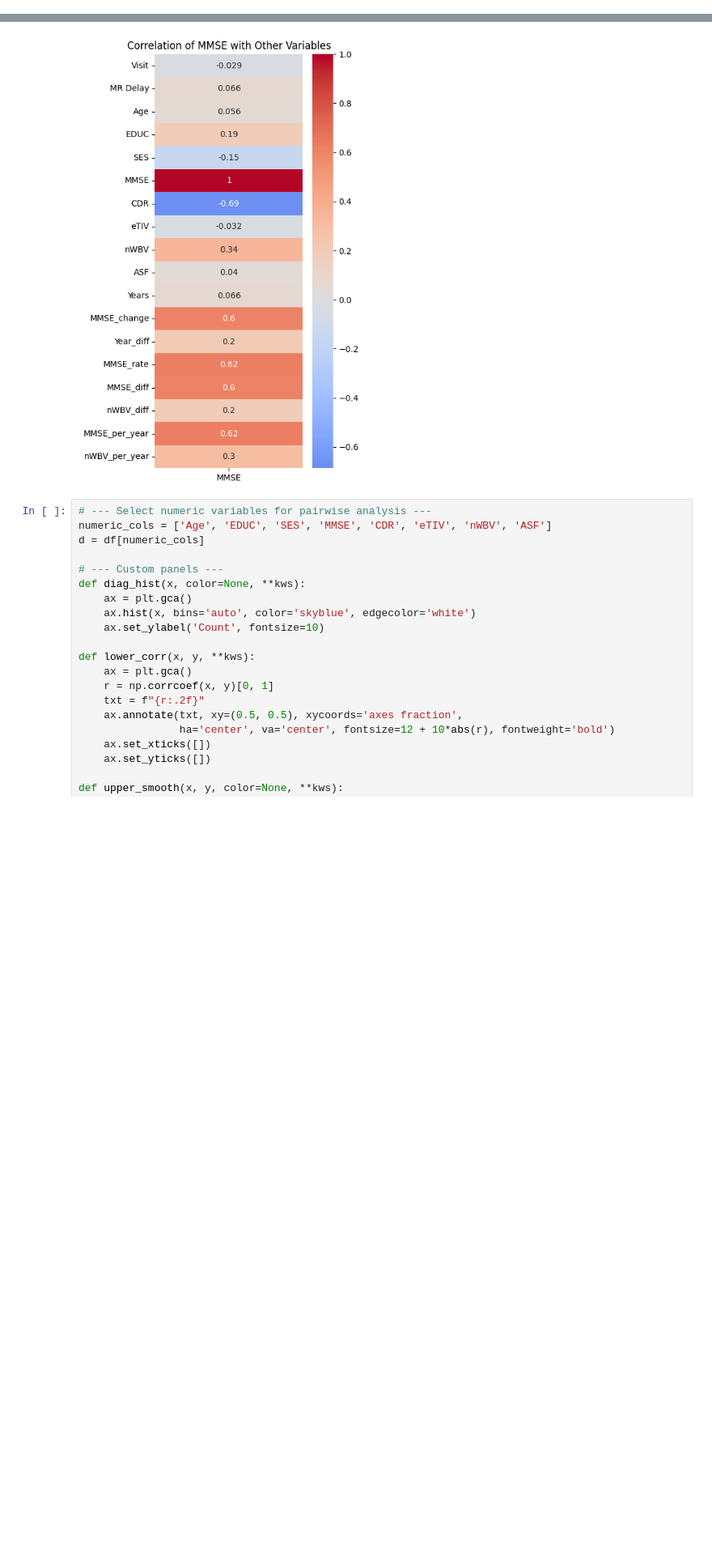
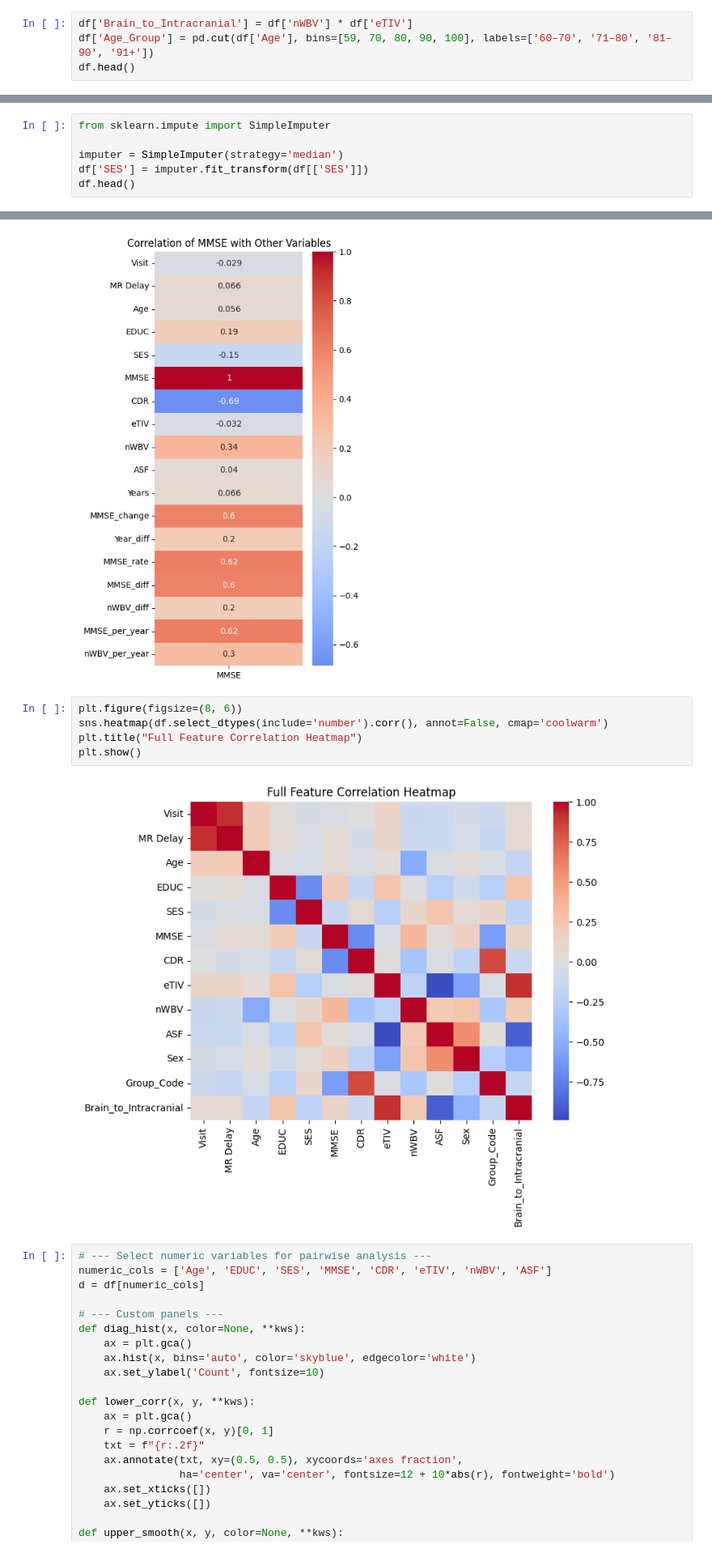
Before and after one commit to ThiwankaKT/3920_Project, a Jupyter notebook: notebooks/data-eda.ipynb, the cells around one changed output, grey strips where cells are left out. Shown at 81% size. Cells and saved outputs as stored; diff of their text form; blank space fills up the shorter version.

```diff
--- a/notebooks/data-eda.ipynb
+++ b/notebooks/data-eda.ipynb
@@ -149,0 +258,4 @@ An initial assessment of missing values shows that the dataset is largely comple
+# %%
+df['Brain_to_Intracranial'] = df['nWBV'] * df['eTIV']
+df['Age_Group'] = pd.cut(df['Age'], bins=[59, 70, 80, 90, 100], labels=['60–70', '71–80', '81–90', '91+'])
+df.head()
@@ -149,0 +273,6 @@ An initial assessment of missing values shows that the dataset is largely comple
+# %%
+from sklearn.impute import SimpleImputer
+
+imputer = SimpleImputer(strategy='median')
+df['SES'] = imputer.fit_transform(df[['SES']])
+df.head()
@@ -536,6 +676,13 @@ SES             -0.149219
 CDR             -0.686519
 Name: MMSE, dtype: float64
 [figure]
+# %%
+plt.figure(figsize=(8, 6))
+sns.heatmap(df.select_dtypes(include='number').corr(), annot=False, cmap='coolwarm')
+plt.title("Full Feature Correlation Heatmap")
+plt.show()
+# %% [output]
+[figure, added]
 # %%
 # --- Select numeric variables for pairwise analysis ---
 numeric_cols = ['Age', 'EDUC', 'SES', 'MMSE', 'CDR', 'eTIV', 'nWBV', 'ASF']
```
Also changed, not shown: parts of 32 cells of this notebook.
